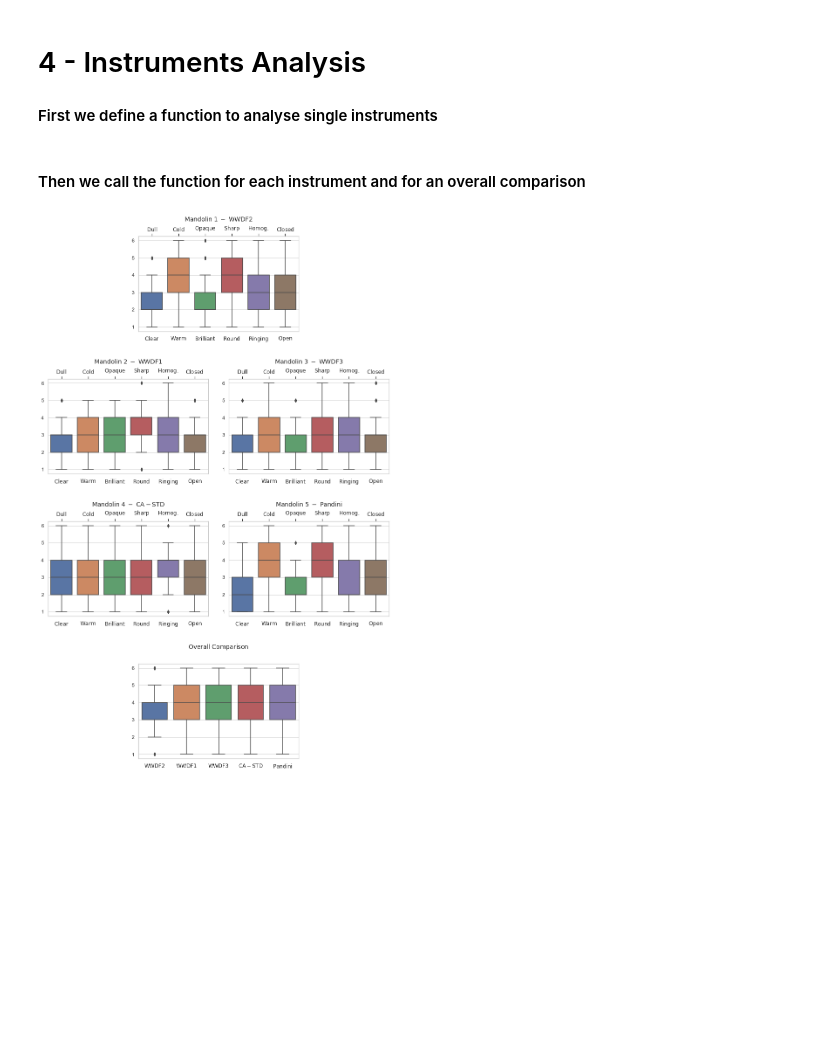
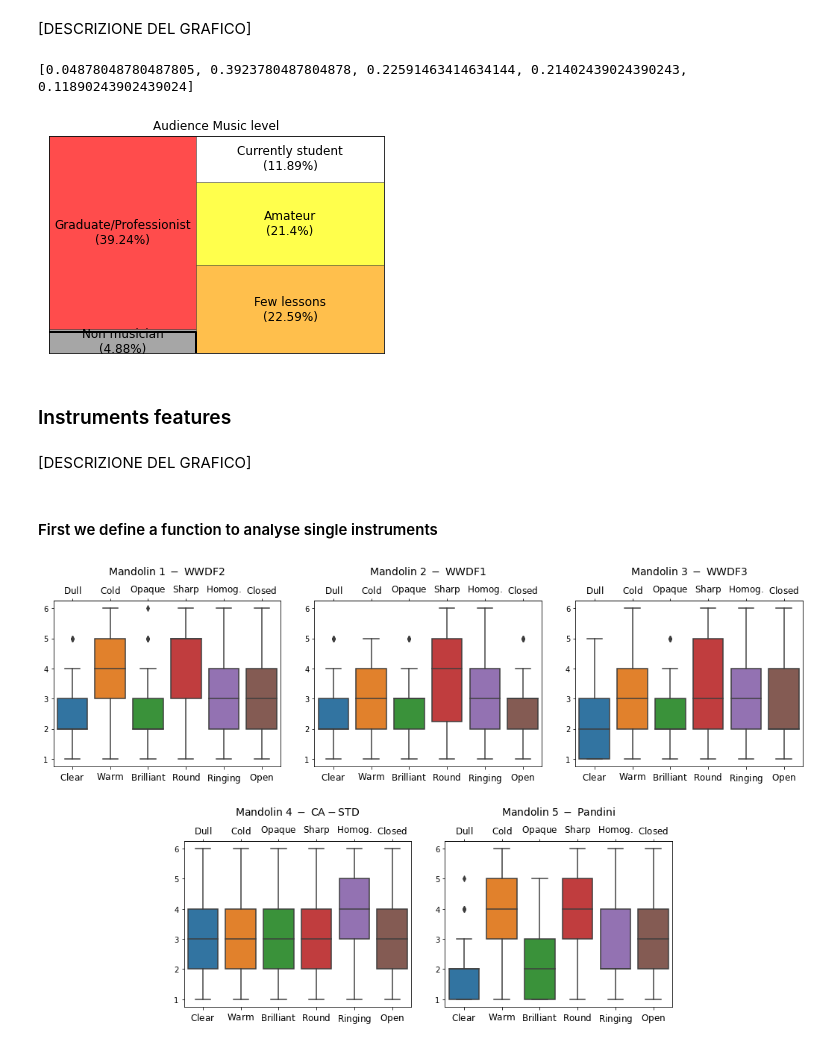
Before and after one commit to davidesalvi/mandolin_analysis, a Jupyter notebook: notebook/DataViz.ipynb, the cells around one changed output. Saved outputs shown, nothing was run; the diff lists cells and outputs as text; code cells hidden in the pictures; blank space fills up the shorter version.

```diff
--- a/notebook/DataViz.ipynb
+++ b/notebook/DataViz.ipynb
@@ -183,0 +133,25 @@ plt.show()
+# %%
+std_min = 1
+data_part = data.iloc[:, 4:43]
+# mean_val = np.mean(data2, axis=1)
+std_val = np.std(data_part, axis=1)
+#if std_min:
+#    data = data.loc[std_val > std_min, :]
+
+plt.figure(figsize=(9,4))
+plt.scatter(range(len(std_val)),std_val)
+
+plt.hlines(std_min, -5, len(std_val)+5, colors='r', linestyles='dashed')
+
+minor_val = [(x,y) for x,y in enumerate(std_val) if y < std_min]
+if len(minor_val) > 0:
+    xmin,ymin = zip(*minor_val)
+    plt.scatter(xmin,ymin,marker="x",color='r',s=30)
+
+plt.xlim([-5, len(std_val)+5])
+plt.ylim((0.5,2))
+plt.ylabel('STD of the answers')
+plt.xlabel('# answer')
+plt.grid()
+plt.title("STD of each response values")
+plt.show()
@@ -191,4 +188,33 @@ if std_min:
+# %% [markdown]
+[DESCRIZIONE DEL GRAFICO]
+# %%
+import squarify # pip install squarify
+sizes = []
+musicians = list(data.iloc[:, 1].value_counts())
+sizes.append(musicians[1] / sum(musicians)) #first size is non musicians
+study_path = list(data.iloc[:, 2].value_counts())
+for s in study_path:
+    sizes.append( (1-sizes[0]) * s/sum(study_path))
+print(sizes)
+colors = ["grey","red","orange","yellow","white"]
+#norm = mpl.colors.Normalize(vmin=min(sizes), vmax=max(sizes))
+#colors = [mpl.cm.Blues(norm(value)) for value in sizes]
+labels = ["Non musician"] + list(data.iloc[:, 2].value_counts().index.values)
+for i in range(len(labels)):
+    labels[i] = labels[i]+"\n("+str(round(sizes[i]*100,2))+"%)"
+squarify.plot(sizes=sizes, label=labels, alpha=0.7, color=colors, bar_kwargs=dict(linewidth=0.5, edgecolor="#222222"),text_kwargs={'fontsize':12, 'wrap':True})
+plt.plot([0,100*(sizes[0]+sizes[1]),100*(sizes[0]+sizes[1])],[200*sizes[0],200*sizes[0],0],color='black', lw=2)
+plt.title("Audience Music level")
+plt.yticks([],[])
+plt.xticks([],[])
+plt.show()
+# %% [output]
+[0.04878048780487805, 0.3923780487804878, 0.22591463414634144, 0.21402439024390243, 0.11890243902439024]
+[figure, added]
+# %% [markdown]
+### Instruments features <a class="anchor" id="instruments_features"></a>
+# %% [markdown]
+[DESCRIZIONE DEL GRAFICO]
 # %% [markdown]
-# 4 - Instruments Analysis <a class="anchor" id="fourth-section"></a>
 #### First we define a function to analyse single instruments
 # %%
@@ -227,30 +248,29 @@ def plot_single_instrument_boxplot(data, start, end, title):
     ax.set_title('$\mathrm{' + title.replace(" ", "\;") + '}$', fontsize= font_size+2, y=1.13)
 
     return ax
-# %% [markdown]
-#### Then we call the function for each instrument and for an overall comparison
 # %%
 #fig, axes = plt.subplots(8,8,figsize=(15,30))
-plt.figure(figsize=(14,22))
-grid = plt.GridSpec(4,4, wspace=0.3, hspace=0.5)
+plt.figure(figsize=(18,10))
+grid = plt.GridSpec(2,6, wspace=0.35, hspace=0.45)
 
-plt.subplot(grid[0:1,1:3])
+plt.subplot(grid[0:1,0:2])
 plot_single_instrument_boxplot(data, 4, 10, 'Mandolin 1 - WWDF2')
 
-plt.subplot(grid[1:2, 0:2])
+plt.subplot(grid[0:1, 2:4])
 plot_single_instrument_boxplot(data, 12, 18, 'Mandolin 2 - WWDF1')
 
-plt.subplot(grid[1:2, 2:4])
+plt.subplot(grid[0:1, 4:6])
 plot_single_instrument_boxplot(data, 20, 26, 'Mandolin 3 - WWDF3')
 
-plt.subplot(grid[2:3, 0:2])
+plt.subplot(grid[1:2, 1:3])
 plot_single_instrument_boxplot(data, 28, 34, 'Mandolin 4 - CA-STD')
 
-plt.subplot(grid[2:3, 2:4])
+plt.subplot(grid[1:2, 3:5])
 plot_single_instrument_boxplot(data, 36, 42, 'Mandolin 5 - Pandini')
 
-plt.subplot(grid[3:4,1:3])
-plot_single_instrument_boxplot(data, [11, 19, 27, 35, 43], None, 'Overall Comparison')
+# OVERALL COMPARISON
+# plot_single_instrument_boxplot(data, [11, 19, 27, 35, 43], None, 'Overall Comparison')
+
 plt.show()
 # %% [output]
-[figure, old version]
+[figure, new version]
```
Also changed, not shown: parts of 68 cells of this notebook, 10 other files.
